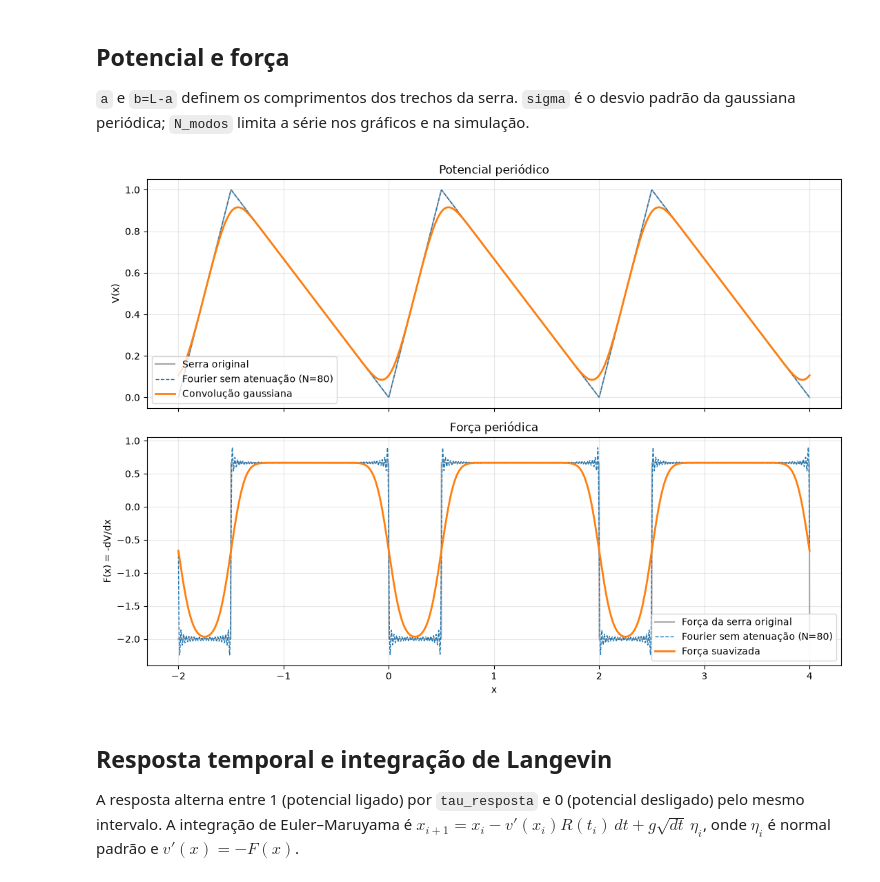
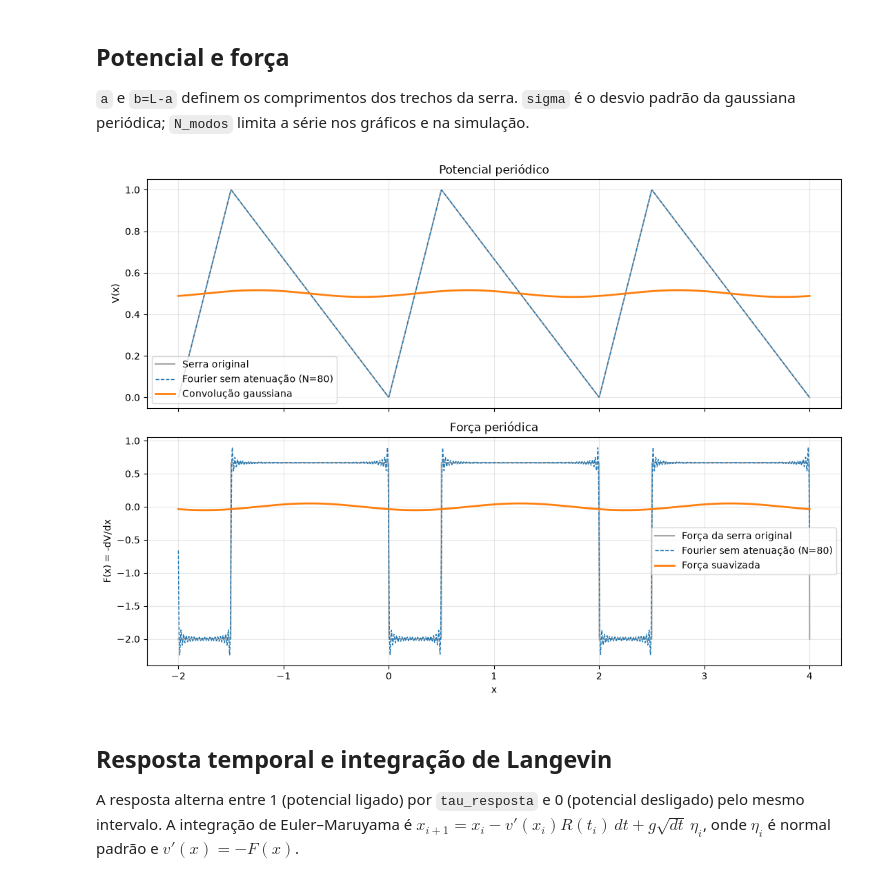
Before and after one commit to C4rl-LP/Trabalho-de-Mec-nica-Estat-stica-, a Jupyter notebook: simulacao_langevin_serra_gaussiana.ipynb, the cells around one changed output. Cells and saved outputs as stored; diff of their text form; code cells hidden in the pictures.

```diff
--- a/simulacao_langevin_serra_gaussiana.ipynb
+++ b/simulacao_langevin_serra_gaussiana.ipynb
@@ -23,7 +23,7 @@ V_0 = 1.0
 a = 1.5
 L = 2.0
 b = L - a
-sigma = .1
+sigma = .2
 N_modos = 80
 
 alpha = partial(alpha_gaussiana, sigma=sigma, L=L)
@@ -36,34 +36,34 @@ V_suavizado = serra.V_fourier(
 F_suavizada = serra.forca_fourrier(
     x_plot, parada="N_stop", N_stop=N_modos, atenuado=True
 )
 V_sem_atenuacao = serra.V_fourier(
     x_plot, parada="N_stop", N_stop=N_modos, atenuado=False
 )
 F_sem_atenuacao = serra.forca_fourrier(
     x_plot, parada="N_stop", N_stop=N_modos, atenuado=False
 )
 
 fig, (ax_v, ax_f) = plt.subplots(2, 1, figsize=(11, 8), sharex=True)
 ax_v.plot(x_plot, serra.V_original(x_plot), color="0.65", lw=1.5, label="Serra original")
 ax_v.plot(x_plot, V_sem_atenuacao, ls="--", lw=1, label=f"Fourier sem atenuação (N={N_modos})")
 ax_v.plot(x_plot, V_suavizado, lw=2, label="Convolução gaussiana")
 ax_v.set_ylabel("V(x)")
 ax_v.set_title("Potencial periódico")
 ax_v.grid(alpha=0.3)
 ax_v.legend()
 
 ax_f.plot(x_plot, serra.forca_orginial(x_plot), color="0.65", lw=1.5, label="Força da serra original")
 ax_f.plot(x_plot, F_sem_atenuacao, ls="--", lw=1, label=f"Fourier sem atenuação (N={N_modos})")
 ax_f.plot(x_plot, F_suavizada, lw=2, label="Força suavizada")
 ax_f.set_xlabel("x")
 ax_f.set_ylabel("F(x) = -dV/dx")
 ax_f.set_title("Força periódica")
 ax_f.grid(alpha=0.3)
 ax_f.legend()
 plt.tight_layout()
 plt.show()
 # %% [output]
-[figure, old version]
+[figure, new version]
 # %% [markdown]
 ## Resposta temporal e integração de Langevin
 
```
Also changed, not shown: parts of 4 cells of this notebook, 7 other files.
